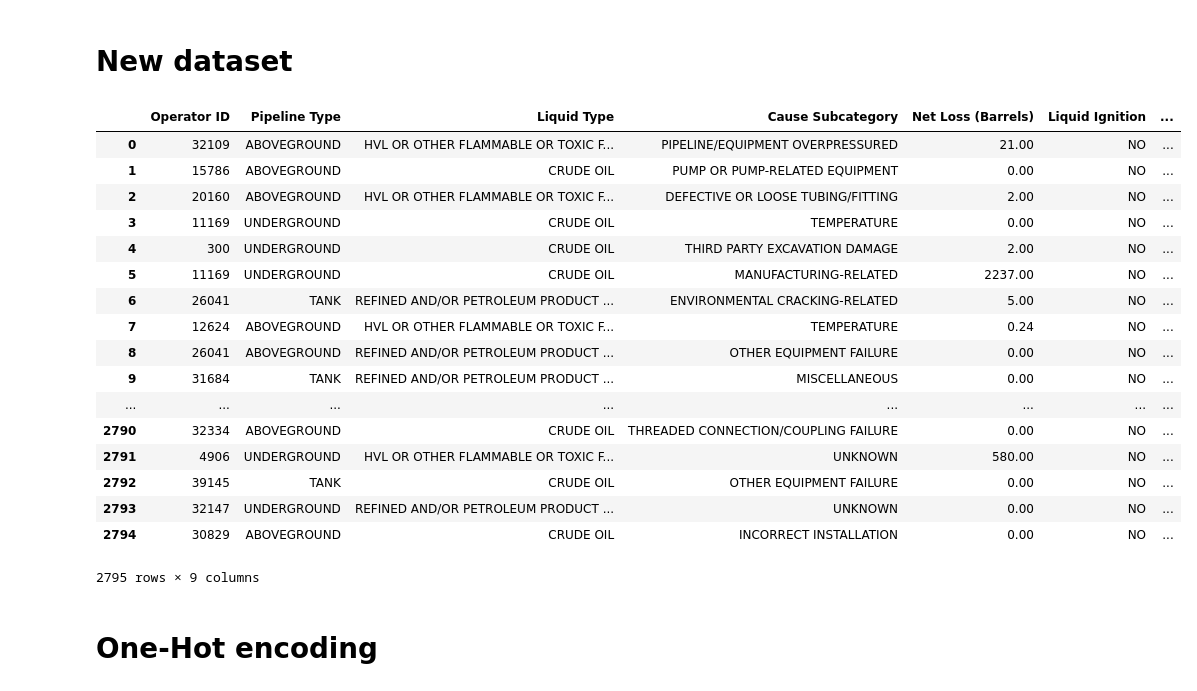
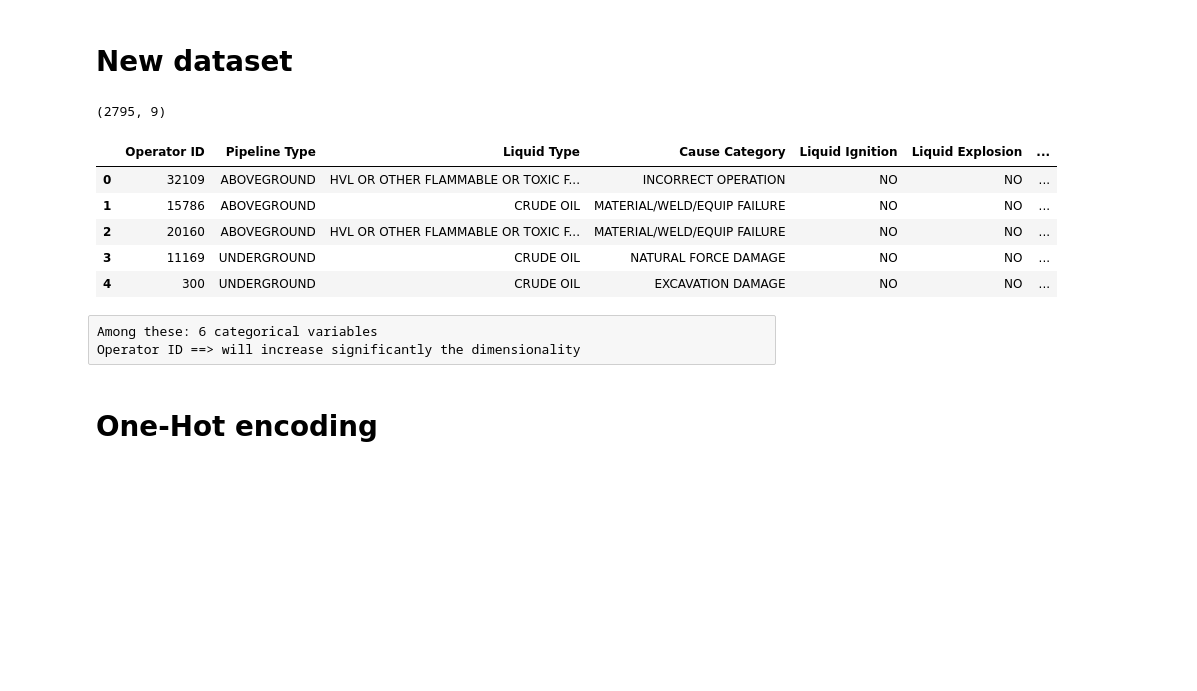
Before and after one commit to AlbandeB/Python-project, a Jupyter notebook: Pipeline-accident project.ipynb, the cells around one changed output. Drawn from its saved outputs; the diff is of its cells as text; code cells hidden in the pictures; blank space fills up the shorter version.

```diff
--- a/Pipeline-accident project.ipynb
+++ b/Pipeline-accident project.ipynb
@@ -202,31 +261,24 @@ plt.show()
 # New dataset
 # %%
 s = []
-#s = pd.Series(['Operator ID', 'Pipeline Type', 'Liquid Type', 'Net Loss (Barrels)', 'Liquid Ignition', 'Liquid Explosion',
-#               'Shutdown Duration', 'All Costs'])
+#s = pd.Series(['All Costs', 'Shutdown Duration', 'Net Loss (Barrels)', 'Operator ID', 'Pipeline Type', 'Liquid Type',
+#               'Cause Category', 'Liquid Ignition', 'Liquid Explosion',])
 
-s = pd.Series([4,8,9,18,22,23,24,48,47])
+s = pd.Series([4,8,9,17,23,24,22,48,47])
 
 newdf = df[df.columns[s[:,]]]
-newdf
+print(newdf.shape)
+newdf.head()
 # %% [output]
+(2795, 9)
-|  | Operator ID | Pipeline Type | Liquid Type | Cause Subcategory | Net Loss (Barrels) | Liquid Ignition | ... |
-| 0 | 32109 | ABOVEGROUND | HVL OR OTHER FLAMMABLE OR TOXIC F... | PIPELINE/EQUIPMENT OVERPRESSURED | 21.00 | NO | ... |
-| 1 | 15786 | ABOVEGROUND | CRUDE OIL | PUMP OR PUMP-RELATED EQUIPMENT | 0.00 | NO | ... |
-| 2 | 20160 | ABOVEGROUND | HVL OR OTHER FLAMMABLE OR TOXIC F... | DEFECTIVE OR LOOSE TUBING/FITTING | 2.00 | NO | ... |
-| 3 | 11169 | UNDERGROUND | CRUDE OIL | TEMPERATURE | 0.00 | NO | ... |
-| 4 | 300 | UNDERGROUND | CRUDE OIL | THIRD PARTY EXCAVATION DAMAGE | 2.00 | NO | ... |
-| 5 | 11169 | UNDERGROUND | CRUDE OIL | MANUFACTURING-RELATED | 2237.00 | NO | ... |
-| 6 | 26041 | TANK | REFINED AND/OR PETROLEUM PRODUCT ... | ENVIRONMENTAL CRACKING-RELATED | 5.00 | NO | ... |
-| 7 | 12624 | ABOVEGROUND | HVL OR OTHER FLAMMABLE OR TOXIC F... | TEMPERATURE | 0.24 | NO | ... |
-| 8 | 26041 | ABOVEGROUND | REFINED AND/OR PETROLEUM PRODUCT ... | OTHER EQUIPMENT FAILURE | 0.00 | NO | ... |
-| 9 | 31684 | TANK | REFINED AND/OR PETROLEUM PRODUCT ... | MISCELLANEOUS | 0.00 | NO | ... |
-| ... | ... | ... | ... | ... | ... | ... | ... |
-| 2790 | 32334 | ABOVEGROUND | CRUDE OIL | THREADED CONNECTION/COUPLING FAILURE | 0.00 | NO | ... |
-| 2791 | 4906 | UNDERGROUND | HVL OR OTHER FLAMMABLE OR TOXIC F... | UNKNOWN | 580.00 | NO | ... |
-| 2792 | 39145 | TANK | CRUDE OIL | OTHER EQUIPMENT FAILURE | 0.00 | NO | ... |
-| 2793 | 32147 | UNDERGROUND | REFINED AND/OR PETROLEUM PRODUCT ... | UNKNOWN | 0.00 | NO | ... |
-| 2794 | 30829 | ABOVEGROUND | CRUDE OIL | INCORRECT INSTALLATION | 0.00 | NO | ... |
+|  | Operator ID | Pipeline Type | Liquid Type | Cause Category | Liquid Ignition | Liquid Explosion | ... |
+| 0 | 32109 | ABOVEGROUND | HVL OR OTHER FLAMMABLE OR TOXIC F... | INCORRECT OPERATION | NO | NO | ... |
+| 1 | 15786 | ABOVEGROUND | CRUDE OIL | MATERIAL/WELD/EQUIP FAILURE | NO | NO | ... |
+| 2 | 20160 | ABOVEGROUND | HVL OR OTHER FLAMMABLE OR TOXIC F... | MATERIAL/WELD/EQUIP FAILURE | NO | NO | ... |
+| 3 | 11169 | UNDERGROUND | CRUDE OIL | NATURAL FORCE DAMAGE | NO | NO | ... |
+| 4 | 300 | UNDERGROUND | CRUDE OIL | EXCAVATION DAMAGE | NO | NO | ... |
-2795 rows × 9 columns
+# %% [raw]
+Among these: 6 categorical variables
+Operator ID ==> will increase significantly the dimensionality
 # %% [markdown]
 # One-Hot encoding
```
Also changed, not shown: parts of 14 cells of this notebook.
